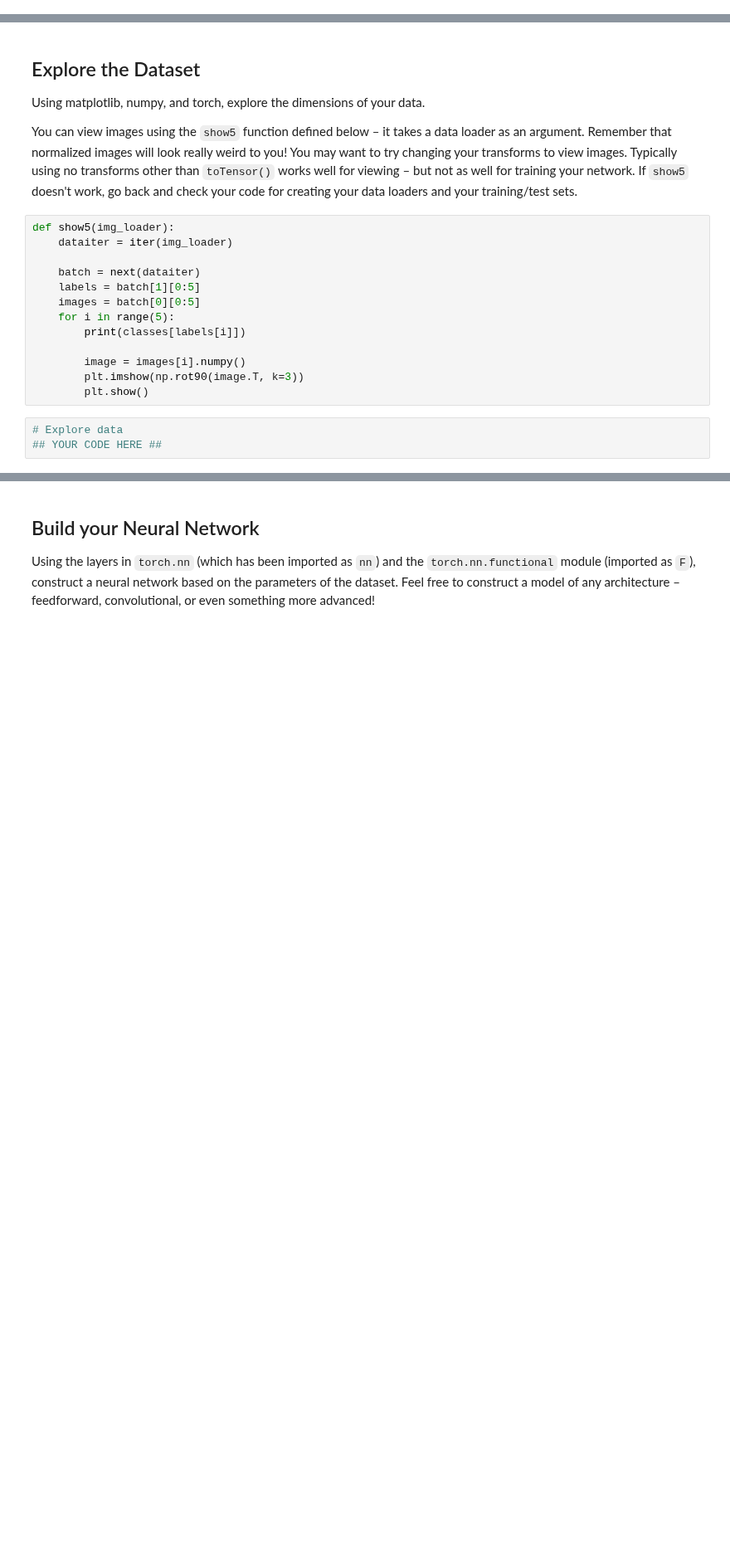
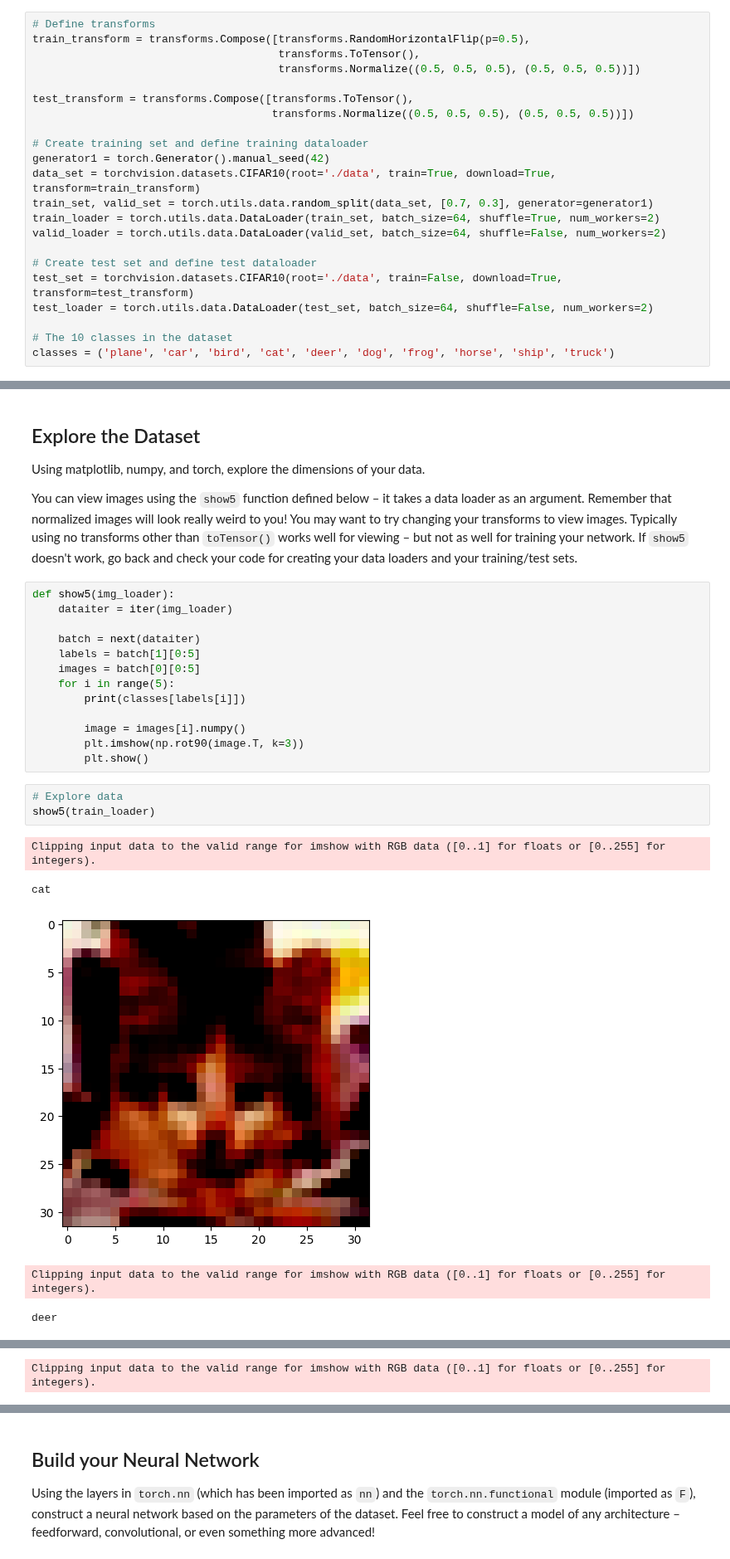
Before and after one commit to ruddyscent/udacity-workspace, a Jupyter notebook: nd229/create-your-own-image-classifier-2.0/home/CIFAR-10_Image_Classifier-STARTER.ipynb, the cells around one changed output, grey strips where cells are left out. Shown at 83% size. Drawn from its saved outputs; the diff is of its cells as text; blank space fills up the shorter version.

```diff
--- a/nd229/create-your-own-image-classifier-2.0/home/CIFAR-10_Image_Classifier-STARTER.ipynb
+++ b/nd229/create-your-own-image-classifier-2.0/home/CIFAR-10_Image_Classifier-STARTER.ipynb
@@ -57,0 +46,22 @@ classes = ('plane', 'car', 'bird', 'cat', 'deer', 'dog', 'frog', 'horse', 'ship'
+# %%
+# Define transforms
+train_transform = transforms.Compose([transforms.RandomHorizontalFlip(p=0.5),
+                                      transforms.ToTensor(),
+                                      transforms.Normalize((0.5, 0.5, 0.5), (0.5, 0.5, 0.5))])
+
+test_transform = transforms.Compose([transforms.ToTensor(),
+                                     transforms.Normalize((0.5, 0.5, 0.5), (0.5, 0.5, 0.5))])
+
+# Create training set and define training dataloader
+generator1 = torch.Generator().manual_seed(42)
+data_set = torchvision.datasets.CIFAR10(root='./data', train=True, download=True, transform=train_transform)
+train_set, valid_set = torch.utils.data.random_split(data_set, [0.7, 0.3], generator=generator1)
+train_loader = torch.utils.data.DataLoader(train_set, batch_size=64, shuffle=True, num_workers=2)
+valid_loader = torch.utils.data.DataLoader(valid_set, batch_size=64, shuffle=False, num_workers=2)
+
+# Create test set and define test dataloader
+test_set = torchvision.datasets.CIFAR10(root='./data', train=False, download=True, transform=test_transform)
+test_loader = torch.utils.data.DataLoader(test_set, batch_size=64, shuffle=False, num_workers=2)
+
+# The 10 classes in the dataset
+classes = ('plane', 'car', 'bird', 'cat', 'deer', 'dog', 'frog', 'horse', 'ship', 'truck')
@@ -78,4 +91,10 @@ def show5(img_loader):
         plt.show()
 # %%
 # Explore data
-## YOUR CODE HERE ##
+show5(train_loader)
+# %% [output]
+Clipping input data to the valid range for imshow with RGB data ([0..1] for floats or [0..255] for integers).
+cat
+[figure, added]
+Clipping input data to the valid range for imshow with RGB data ([0..1] for floats or [0..255] for integers).
+deer
@@ -81,0 +102 @@ def show5(img_loader):
+Clipping input data to the valid range for imshow with RGB data ([0..1] for floats or [0..255] for integers).
```
Also changed, not shown: parts of 19 cells of this notebook.
